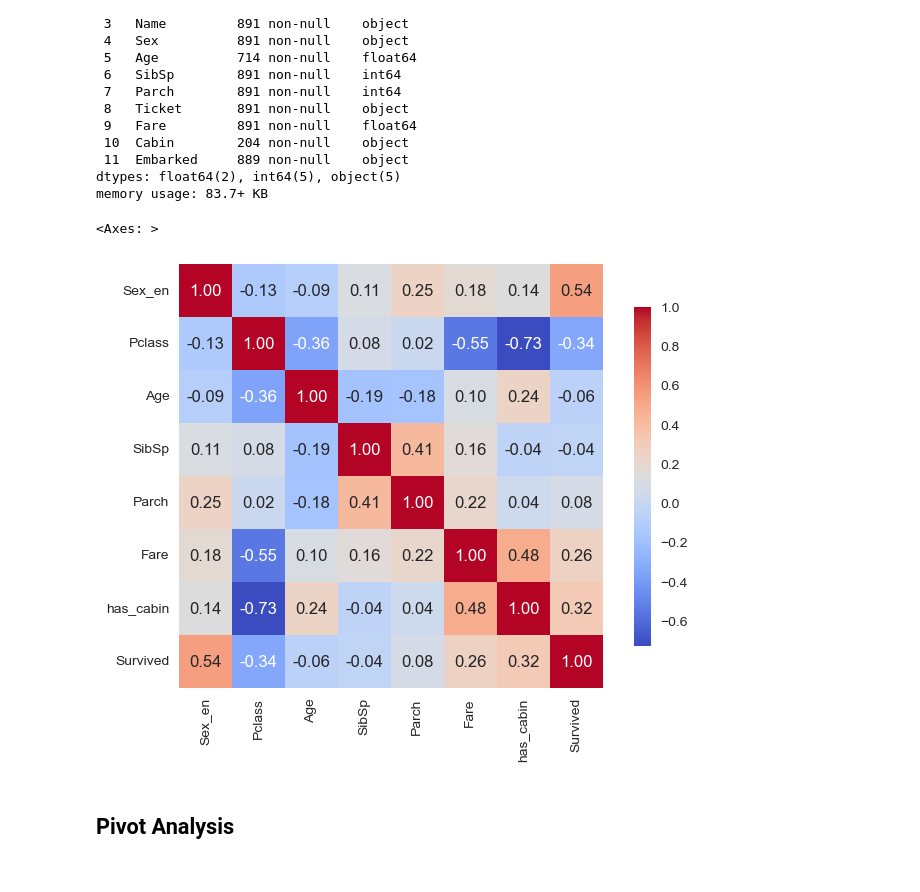
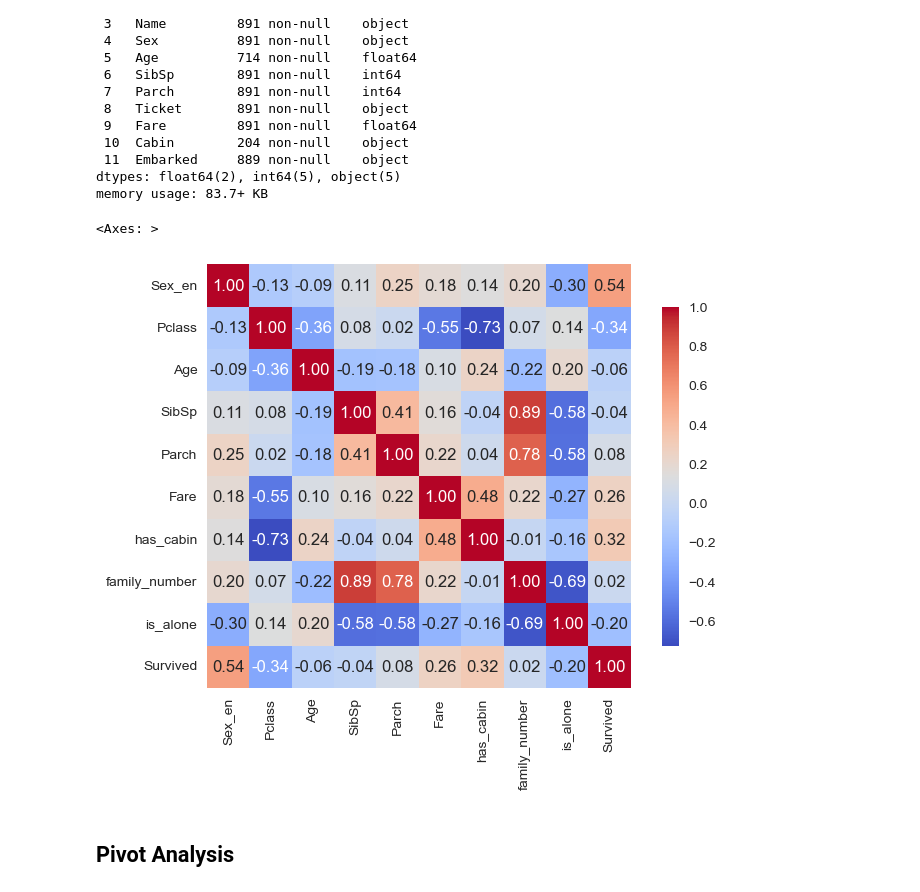
Before and after one commit to banaabraham/Titanic, a Jupyter notebook: solution.ipynb, the cells around one changed output. Cells and saved outputs as stored; diff of their text form; code cells hidden in the pictures.

```diff
--- a/solution.ipynb
+++ b/solution.ipynb
@@ -205,0 +193,3 @@ Name: Fare, dtype: float64
+# %%
+train_df_processed['cabin_type'] = train_df_processed.Cabin.fillna("-").apply(lambda x: x[0])
+test_df_processed['cabin_type'] = test_df_processed.Cabin.fillna("-").apply(lambda x: x[0])
@@ -206,3 +198,6 @@ Name: Fare, dtype: float64
+# %%
+train_df_processed['ticket_type'] = train_df_processed.Ticket.apply(lambda x: x[:3])
+test_df_processed['ticket_type'] = test_df_processed.Ticket.apply(lambda x: x[:3])
 # %% [markdown]
 ### Title Feature
 # %%
@@ -292,0 +290,3 @@ test_df_processed['Sex_en'] = test_df_processed.Sex.map({'male':0, 'female':1})
+# %%
+train_df_processed['family_number'] = train_df_processed.eval("SibSp + Parch")
+test_df_processed['family_number'] = test_df_processed.eval("SibSp + Parch")
@@ -293,3 +295,6 @@ test_df_processed['Sex_en'] = test_df_processed.Sex.map({'male':0, 'female':1})
+# %%
+train_df_processed['is_alone'] = train_df_processed.eval("family_number < 1") * 1
+test_df_processed['is_alone'] = test_df_processed.eval("family_number < 1") * 1
 # %% [markdown]
 ## Visualization
 # %%
@@ -343,11 +348,11 @@ Data columns (total 12 columns):
 dtypes: float64(2), int64(5), object(5)
 memory usage: 83.7+ KB
 # %%
-corr = train_df_processed[['Sex_en', 'Pclass', 'Age', 'SibSp', 'Parch', 'Fare', 'has_cabin','Survived']].corr()
+corr = train_df_processed[['Sex_en', 'Pclass', 'Age', 'SibSp', 'Parch', 'Fare', 'has_cabin', 'family_number', 'is_alone', 'Survived']].corr()
 sns.heatmap(corr, annot=True, fmt='.2f', cmap='coolwarm', square=True, cbar_kws={'shrink': .8})
 # %% [output]
 <Axes: >
-[figure, old version]
+[figure, new version]
 # %% [markdown]
 ## Pivot Analysis
 # %%
```
Also changed, not shown: parts of 36 cells of this notebook, 9 other files.
